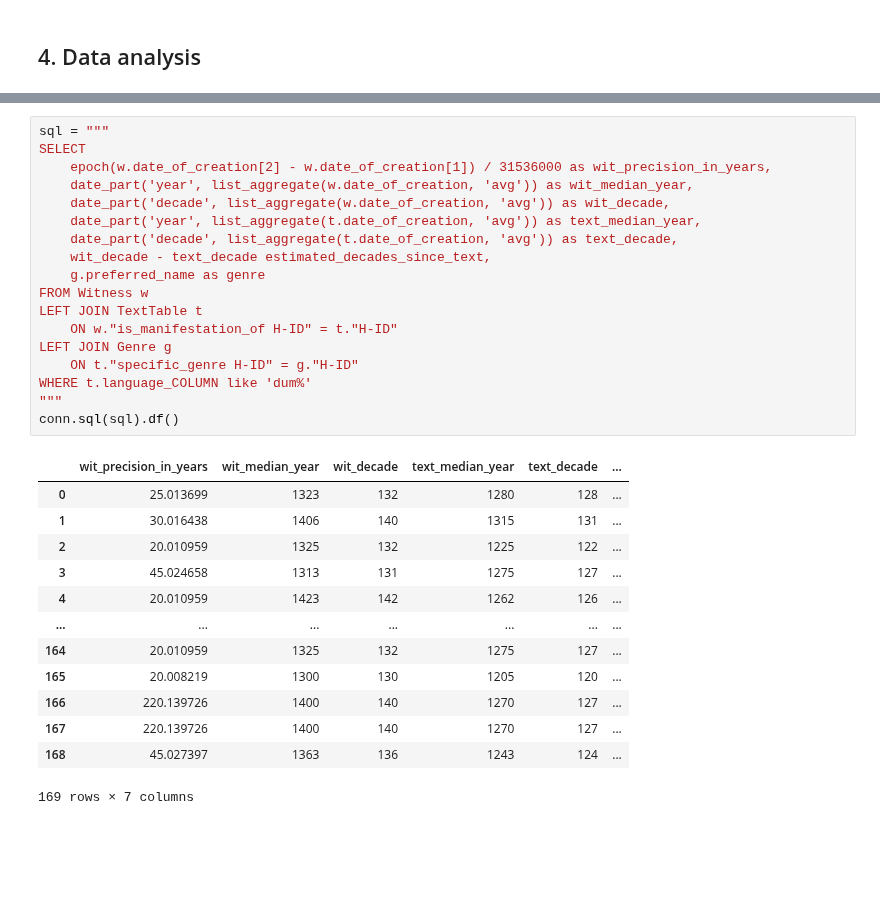
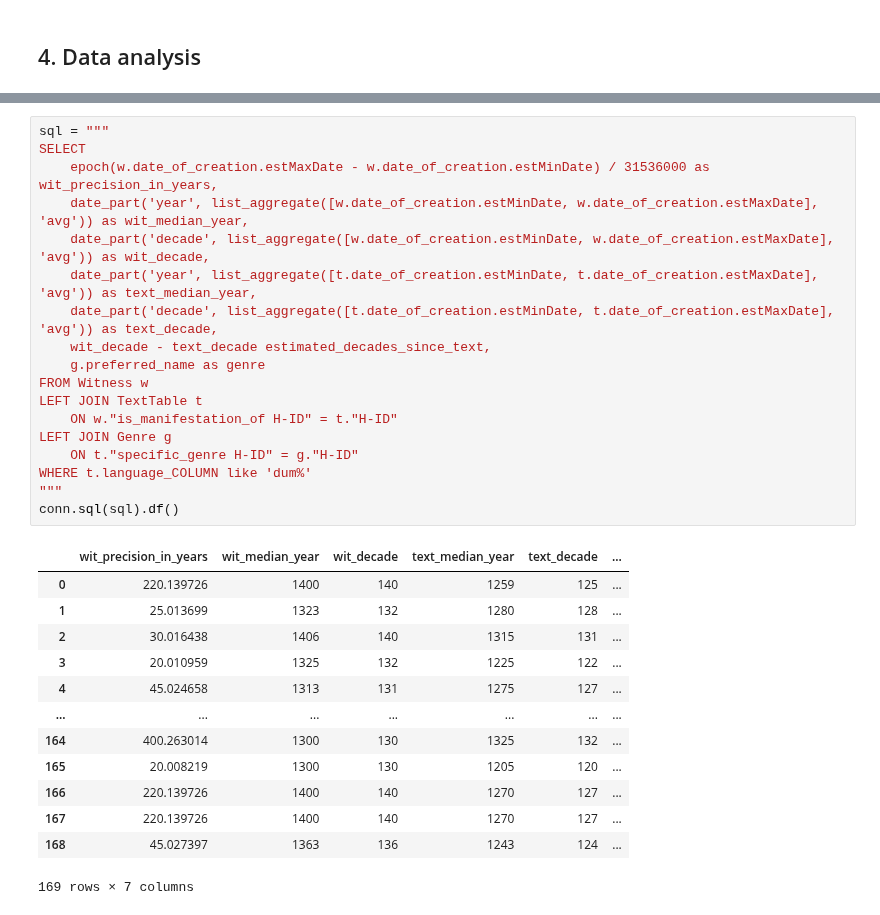
Before and after one commit to LostMa-ERC/heurist-api, a Jupyter notebook: demos/pandas_dataframe.ipynb, the cells around one changed output, grey strips where cells are left out. Cells and saved outputs as stored; diff of their text form; blank space fills up the shorter version.

```diff
--- a/demos/pandas_dataframe.ipynb
+++ b/demos/pandas_dataframe.ipynb
@@ -146,30 +136,30 @@ How precise are my Witness records' dates?
 # %%
 sql = """
 SELECT
-    epoch(w.date_of_creation[2] - w.date_of_creation[1]) / 31536000 as wit_precision_in_years,
-    date_part('year', list_aggregate(w.date_of_creation, 'avg')) as wit_median_year,
-    date_part('decade', list_aggregate(w.date_of_creation, 'avg')) as wit_decade,
-    date_part('year', list_aggregate(t.date_of_creation, 'avg')) as text_median_year,
-    date_part('decade', list_aggregate(t.date_of_creation, 'avg')) as text_decade,
+    epoch(w.date_of_creation.estMaxDate - w.date_of_creation.estMinDate) / 31536000 as wit_precision_in_years,
+    date_part('year', list_aggregate([w.date_of_creation.estMinDate, w.date_of_creation.estMaxDate], 'avg')) as wit_median_year,
+    date_part('decade', list_aggregate([w.date_of_creation.estMinDate, w.date_of_creation.estMaxDate], 'avg')) as wit_decade,
+    date_part('year', list_aggregate([t.date_of_creation.estMinDate, t.date_of_creation.estMaxDate], 'avg')) as text_median_year,
+    date_part('decade', list_aggregate([t.date_of_creation.estMinDate, t.date_of_creation.estMaxDate], 'avg')) as text_decade,
     wit_decade - text_decade estimated_decades_since_text,
     g.preferred_name as genre
 FROM Witness w
 LEFT JOIN TextTable t
     ON w."is_manifestation_of H-ID" = t."H-ID"
 LEFT JOIN Genre g
     ON t."specific_genre H-ID" = g."H-ID"
 WHERE t.language_COLUMN like 'dum%'
 """
 conn.sql(sql).df()
 # %% [output]
 |  | wit_precision_in_years | wit_median_year | wit_decade | text_median_year | text_decade | ... |
-| 0 | 25.013699 | 1323 | 132 | 1280 | 128 | ... |
-| 1 | 30.016438 | 1406 | 140 | 1315 | 131 | ... |
-| 2 | 20.010959 | 1325 | 132 | 1225 | 122 | ... |
-| 3 | 45.024658 | 1313 | 131 | 1275 | 127 | ... |
-| 4 | 20.010959 | 1423 | 142 | 1262 | 126 | ... |
+| 0 | 220.139726 | 1400 | 140 | 1259 | 125 | ... |
+| 1 | 25.013699 | 1323 | 132 | 1280 | 128 | ... |
+| 2 | 30.016438 | 1406 | 140 | 1315 | 131 | ... |
+| 3 | 20.010959 | 1325 | 132 | 1225 | 122 | ... |
+| 4 | 45.024658 | 1313 | 131 | 1275 | 127 | ... |
 | ... | ... | ... | ... | ... | ... | ... |
-| 164 | 20.010959 | 1325 | 132 | 1275 | 127 | ... |
+| 164 | 400.263014 | 1300 | 130 | 1325 | 132 | ... |
 | 165 | 20.008219 | 1300 | 130 | 1205 | 120 | ... |
 | 166 | 220.139726 | 1400 | 140 | 1270 | 127 | ... |
 | 167 | 220.139726 | 1400 | 140 | 1270 | 127 | ... |
```
Also changed, not shown: parts of 8 cells of this notebook, 1 other file.
